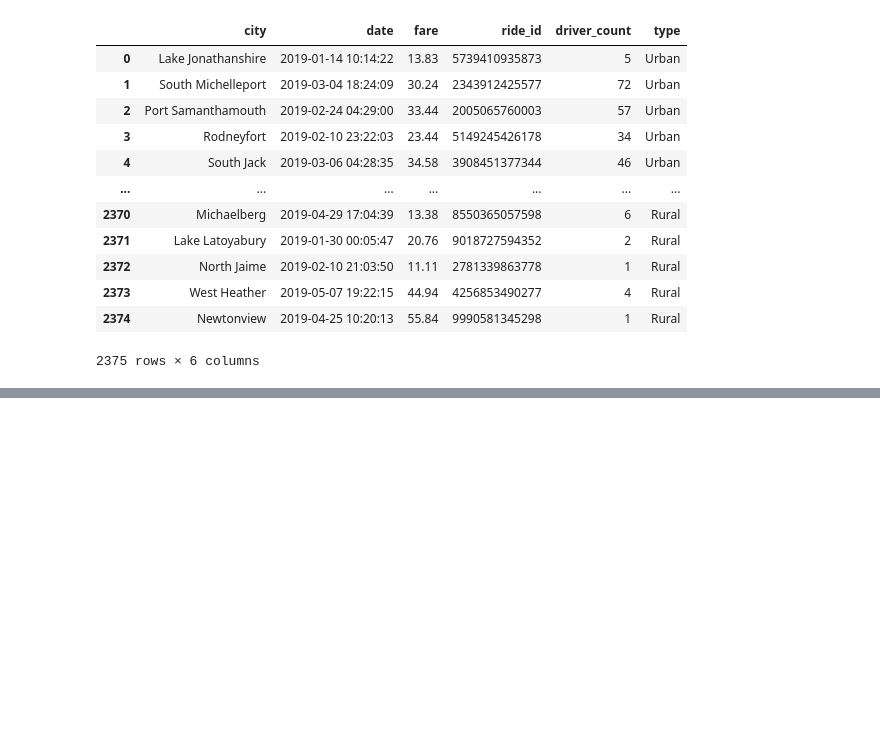
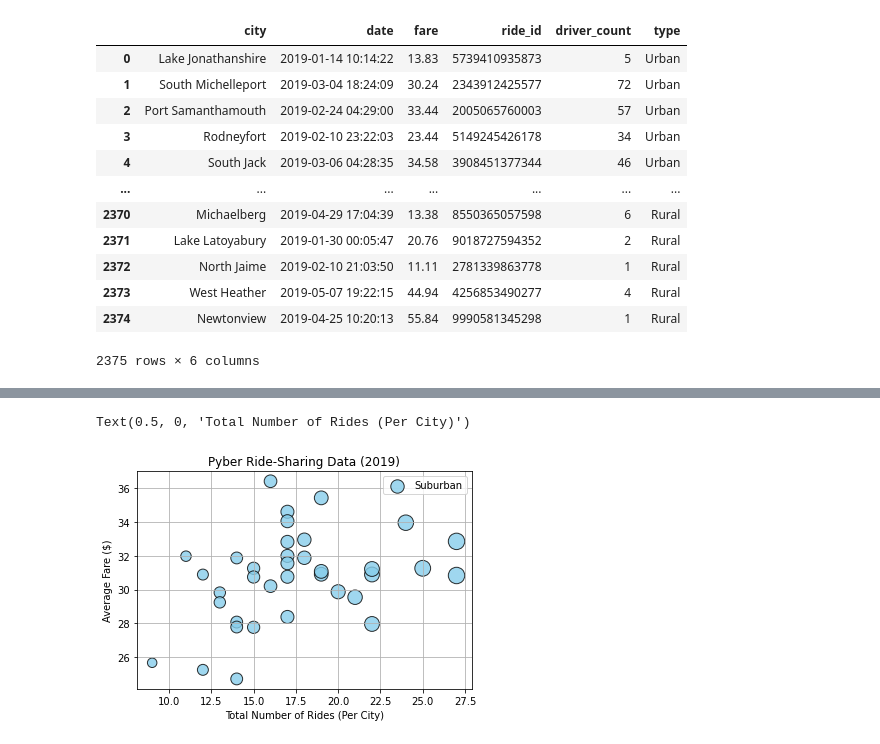
Before and after one commit to lnshewmo/PyBer_Analysis, a Jupyter notebook: PyBer.ipynb, the cells around one changed output, grey strips where cells are left out. Saved outputs shown, nothing was run; the diff lists cells and outputs as text; code cells hidden in the pictures; blank space fills up the shorter version.

```diff
--- a/PyBer.ipynb
+++ b/PyBer.ipynb
@@ -127,0 +145,3 @@ pyber_df
+# %%
+suburban_df = pyber_df[pyber_df["type"] == "Suburban"]
+suburban_df.head(10)
@@ -127,0 +197,3 @@ pyber_df
+# %%
+suburban_count = suburban_df.groupby(["city"]).count()["ride_id"]
+rural_count = rural_df.groupby(["city"]).count()["ride_id"]
@@ -127,0 +214,3 @@ pyber_df
+# %%
+suburban_avefare = suburban_df.groupby(["city"]).mean()["fare"]
+rural_avefare = rural_df.groupby(["city"]).mean()["fare"]
@@ -127,0 +231,3 @@ pyber_df
+# %%
+suburban_drivers = suburban_df.groupby(["city"]).count()["driver_count"]
+rural_drivers = rural_df.groupby(["city"]).count()["driver_count"]
@@ -127,0 +247,12 @@ pyber_df
+# %%
+# Build the SCATTER BUBBLE PLOT for SUBURBAN
+plt.scatter(suburban_count, suburban_avefare, s=10*suburban_drivers, color="skyblue", alpha=0.8,
+           edgecolor="black", linewidths=1, label = "Suburban" )
+plt.legend()
+plt.title("Pyber Ride-Sharing Data (2019)")
+plt.grid(True)
+plt.ylabel("Average Fare ($)")
+plt.xlabel("Total Number of Rides (Per City)")
+# %% [output]
+Text(0.5, 0, 'Total Number of Rides (Per City)')
+[figure, added]
```
Also changed, not shown: parts of 10 cells of this notebook.
